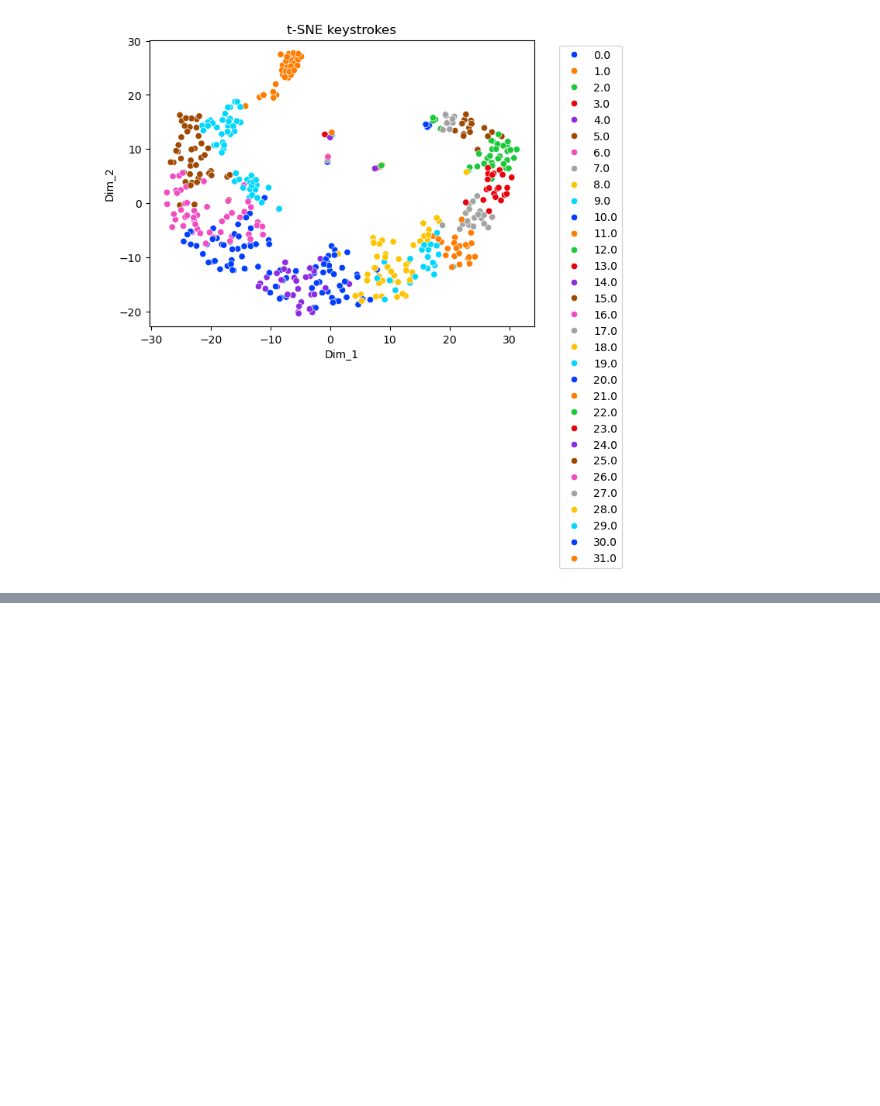
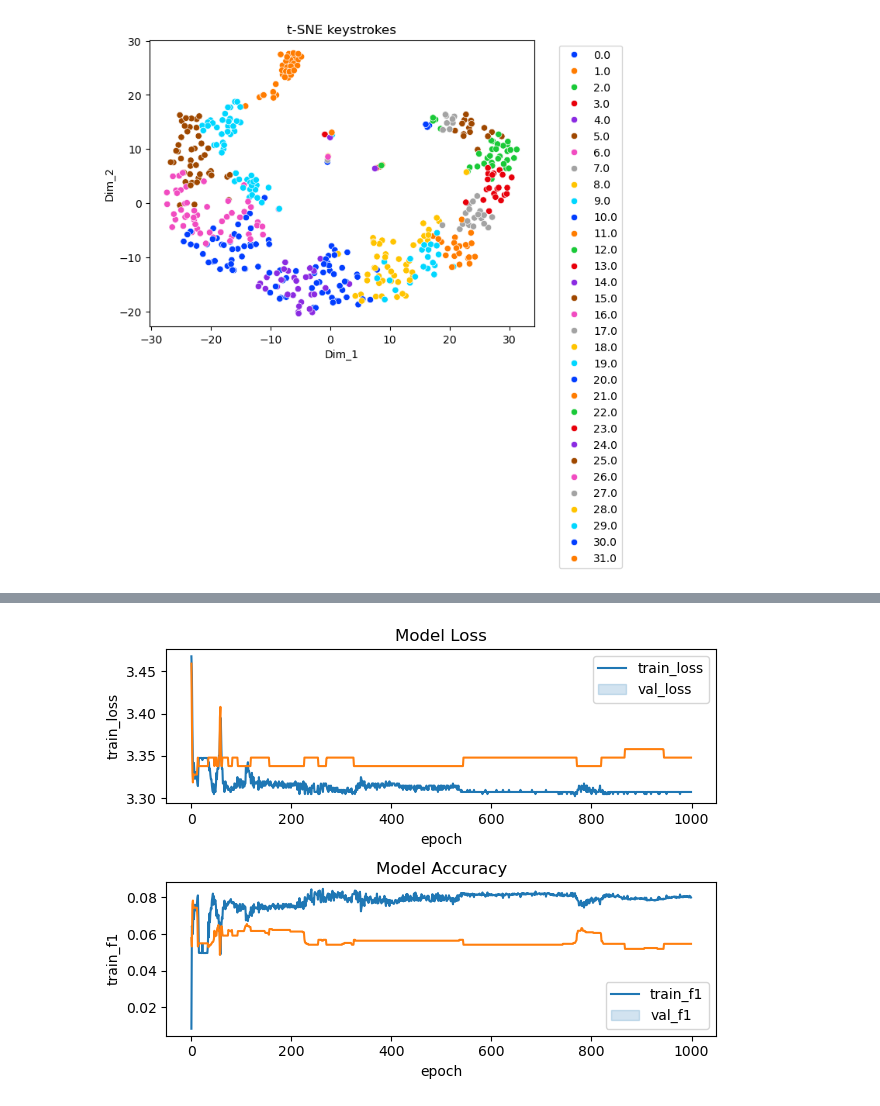
Before and after one commit to nmcph04/heimdall, a Jupyter notebook: process_audio/audio_processing.ipynb, the cells around one changed output, grey strips where cells are left out. Cells and saved outputs as stored; diff of their text form; code cells hidden in the pictures; blank space fills up the shorter version.

Commit message:
Added deep learning model, made loading data into function

```diff
--- a/process_audio/audio_processing.ipynb
+++ b/process_audio/audio_processing.ipynb
@@ -334,0 +369,11 @@ tsne_plot(key_df, predicted_clusters)
+# %%
+# Convert data to tensors
+X_train = torch.tensor(X_train.astype(np.float32)).to(device)
+y_train = torch.tensor(y_train.astype(np.float32)).to(device)
+X_test = torch.from_numpy(X_test.astype(np.float32)).to(device)
+y_test = torch.from_numpy(y_test.astype(np.float32)).to(device)
+# %%
+input_size = X_train.shape[1]
+output_size = y_train.shape[1]
+hidden_size = [128, 64, 64] # Hidden layer sizes
+print(f'Input size: {input_size}\nOutput size: {output_size}')
@@ -334,0 +409,12 @@ tsne_plot(key_df, predicted_clusters)
+# %%
+# Get the F1 score
+from sklearn.metrics import f1_score
+import numpy as np
+def getF1(pred_y: torch.Tensor, true_y: torch.Tensor):
+    pred_y = pred_y.cpu().detach().numpy()
+    pred_y = np.argmax(pred_y, axis=1)
+
+    true_y = true_y.cpu().detach().numpy()
+    true_y = np.argmax(true_y, axis=1)
+
+    return f1_score(true_y, pred_y, average='macro')
@@ -334,0 +475,3 @@ tsne_plot(key_df, predicted_clusters)
+# %%
+pt_trainhist = pd.DataFrame({'train_loss': train_loss, 'train_f1': train_f1, 'val_loss': val_loss, 'val_f1': val_f1, 'epoch': np.arange(num_epochs)})
+pt_trainhist.tail()
@@ -334,0 +485,20 @@ tsne_plot(key_df, predicted_clusters)
+# %%
+import seaborn as sns
+import matplotlib.pyplot as plt
+
+plt.subplot(2, 1, 1)
+plt.title("Model Loss")
+sns.lineplot(x='epoch', y='train_loss', data=pt_trainhist)
+sns.lineplot(x='epoch', y='val_loss', data=pt_trainhist)
+plt.legend(labels=['train_loss', 'val_loss'])
+
+plt.subplot(2, 1, 2)
+plt.title("Model Accuracy")
+sns.lineplot(x='epoch', y='train_f1', data=pt_trainhist)
+sns.lineplot(x='epoch', y='val_f1', data=pt_trainhist)
+plt.legend(labels=['train_f1', 'val_f1'])
+
+plt.tight_layout()
+plt.show()
+# %% [output]
+[figure, added]
```
Also changed, not shown: parts of 20 cells of this notebook.
